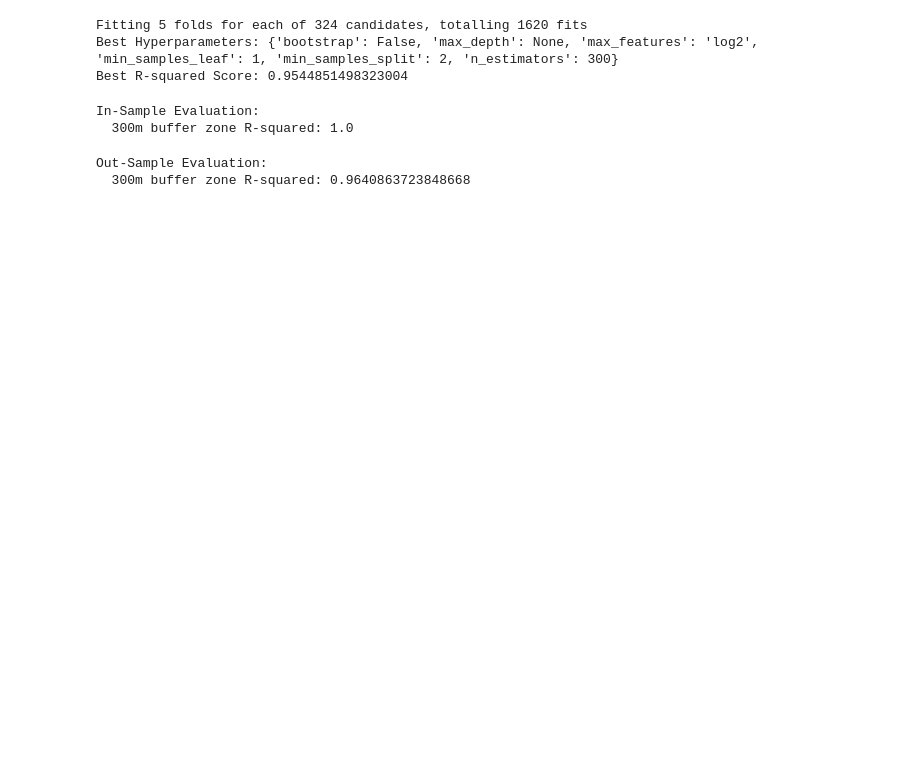
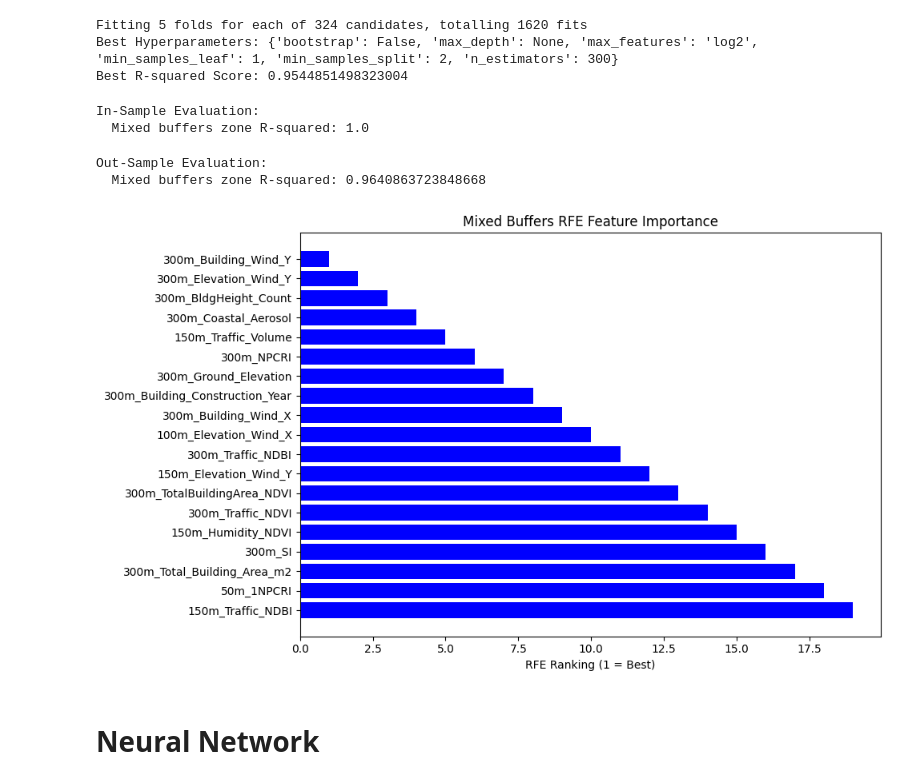
Before and after one commit to FranciscoLozCoding/cooling_with_code, a Jupyter notebook: 09_mixed_buffers_RandomForestRegressor.ipynb, the cells around one changed output. Saved outputs shown, nothing was run; the diff lists cells and outputs as text; code cells hidden in the pictures; blank space fills up the shorter version.

```diff
--- a/09_mixed_buffers_RandomForestRegressor.ipynb
+++ b/09_mixed_buffers_RandomForestRegressor.ipynb
@@ -169,6 +177,7 @@ best_hparams = {'bootstrap': False, 'max_depth': None, 'max_features': 'log2', '
 # %%
 # best model, skip if model was already generated
 model_pkl = 'models/mixed_buffers_RandomForestRegressor/mixed_buffers_RandomForestRegressor_model.pkl'
+model_pkl = 'mixed_buffers_RandomForestRegressor_model.pkl' #temporary, delete later
 if not os.path.exists(model_pkl):
   best_rf_model = grid_search.best_estimator_
 else:
@@ -182,10 +191,10 @@ insample_predictions = best_rf_model.predict(x_train_selected)
 print(f"In-Sample Evaluation:")
 
 insample_r2 = r2_score(y_train, insample_predictions)
-print(f"  300m buffer zone R-squared: {insample_r2}")
+print(f"  Mixed buffers zone R-squared: {insample_r2}")
 # %% [output]
 In-Sample Evaluation:
-  300m buffer zone R-squared: 1.0
+  Mixed buffers zone R-squared: 1.0
 # %%
 # Make predictions on the validation data
 outsample_predictions = best_rf_model.predict(x_valid_selected)
@@ -194,13 +203,25 @@ outsample_predictions = best_rf_model.predict(x_valid_selected)
 print(f"Out-Sample Evaluation:")
 
 outsample_r2 = r2_score(y_valid, outsample_predictions)
-print(f"  300m buffer zone R-squared: {outsample_r2}")
+print(f"  Mixed buffers zone R-squared: {outsample_r2}")
 # %% [output]
 Out-Sample Evaluation:
-  300m buffer zone R-squared: 0.9640863723848668
+  Mixed buffers zone R-squared: 0.9640863723848668
+# %%
+# Compute RFE feature ranking.
+rfe_df = rfe_importance(x_train_selected, y_train, estimator=best_rf_model,
+                        n_features_to_select=1, step=1)
+
+# Plot the feature ranking.
+plt_obj = plot_rfe_importance(rfe_df, title='Mixed Buffers RFE Feature Importance')
+plt_obj.show()
+# %% [output]
+[figure, added]
 # %%
 # Save the model and scaler to files
 with open('mixed_buffers_RandomForestRegressor_model.pkl', 'wb') as f:
     pickle.dump(best_rf_model, f)
 with open('mixed_buffers_standard_scaler.pkl', 'wb') as f:
     pickle.dump(scaler, f)
+# %% [markdown]
+# Neural Network
```
Also changed, not shown: parts of 31 cells of this notebook.
